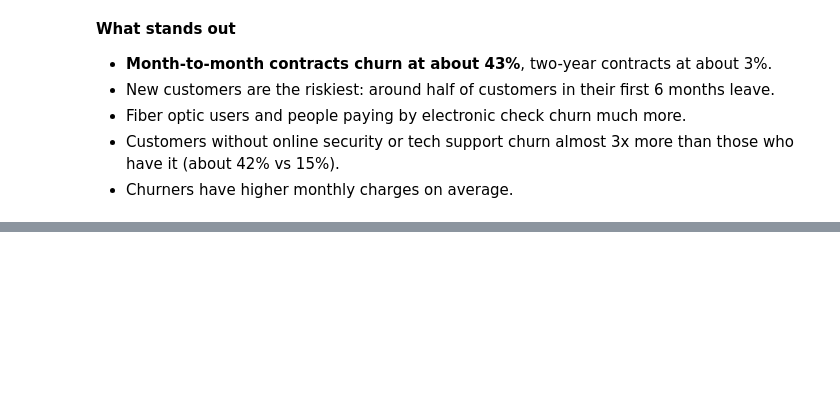
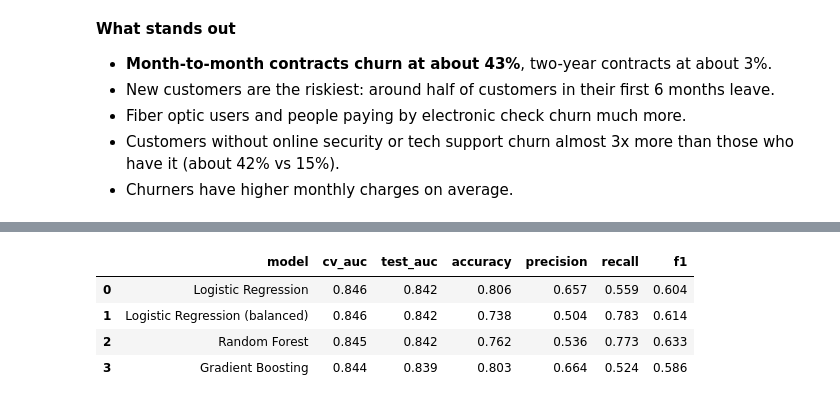
Before and after one commit to Tejdeep-67/customer-churn-prediction, a Jupyter notebook: notebooks/churn_analysis.ipynb, the cells around one changed output, grey strips where cells are left out. Saved outputs shown, nothing was run; the diff lists cells and outputs as text; code cells hidden in the pictures; blank space fills up the shorter version.

```diff
--- a/notebooks/churn_analysis.ipynb
+++ b/notebooks/churn_analysis.ipynb
@@ -146,0 +175,36 @@ pd.DataFrame(summary)
+# %%
+models = {
+    "Logistic Regression": LogisticRegression(max_iter=1000),
+    "Logistic Regression (balanced)": LogisticRegression(max_iter=1000, class_weight="balanced"),
+    "Random Forest": RandomForestClassifier(n_estimators=300, min_samples_leaf=5, class_weight="balanced", random_state=42),
+    "Gradient Boosting": HistGradientBoostingClassifier(max_depth=4, learning_rate=0.05, max_iter=300, random_state=42),
+}
+
+cv = StratifiedKFold(n_splits=5, shuffle=True, random_state=42)
+rows = []
+fitted = {}
+for name, model in models.items():
+    pipe = Pipeline([("prep", preprocess), ("model", model)])
+    cv_auc = cross_val_score(pipe, X_train, y_train, cv=cv, scoring="roc_auc").mean()
+    pipe.fit(X_train, y_train)
+    proba = pipe.predict_proba(X_test)[:, 1]
+    pred = (proba >= 0.5).astype(int)
+    fitted[name] = pipe
+    rows.append({
+        "model": name,
+        "cv_auc": round(cv_auc, 3),
+        "test_auc": round(roc_auc_score(y_test, proba), 3),
+        "accuracy": round(accuracy_score(y_test, pred), 3),
+        "precision": round(precision_score(y_test, pred), 3),
+        "recall": round(recall_score(y_test, pred), 3),
+        "f1": round(f1_score(y_test, pred), 3),
+    })
+
+results = pd.DataFrame(rows)
+results
+# %% [output]
+|  | model | cv_auc | test_auc | accuracy | precision | recall | f1 |
+| 0 | Logistic Regression | 0.846 | 0.842 | 0.806 | 0.657 | 0.559 | 0.604 |
+| 1 | Logistic Regression (balanced) | 0.846 | 0.842 | 0.738 | 0.504 | 0.783 | 0.614 |
+| 2 | Random Forest | 0.845 | 0.842 | 0.762 | 0.536 | 0.773 | 0.633 |
+| 3 | Gradient Boosting | 0.844 | 0.839 | 0.803 | 0.664 | 0.524 | 0.586 |
```
Also changed, not shown: parts of 8 cells of this notebook, 2 other files.
